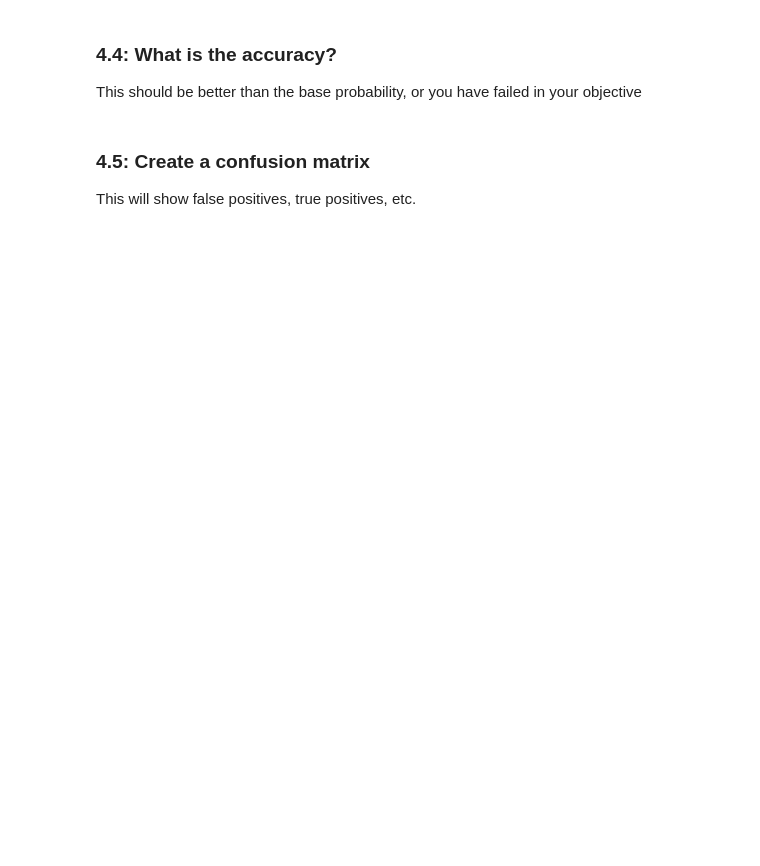
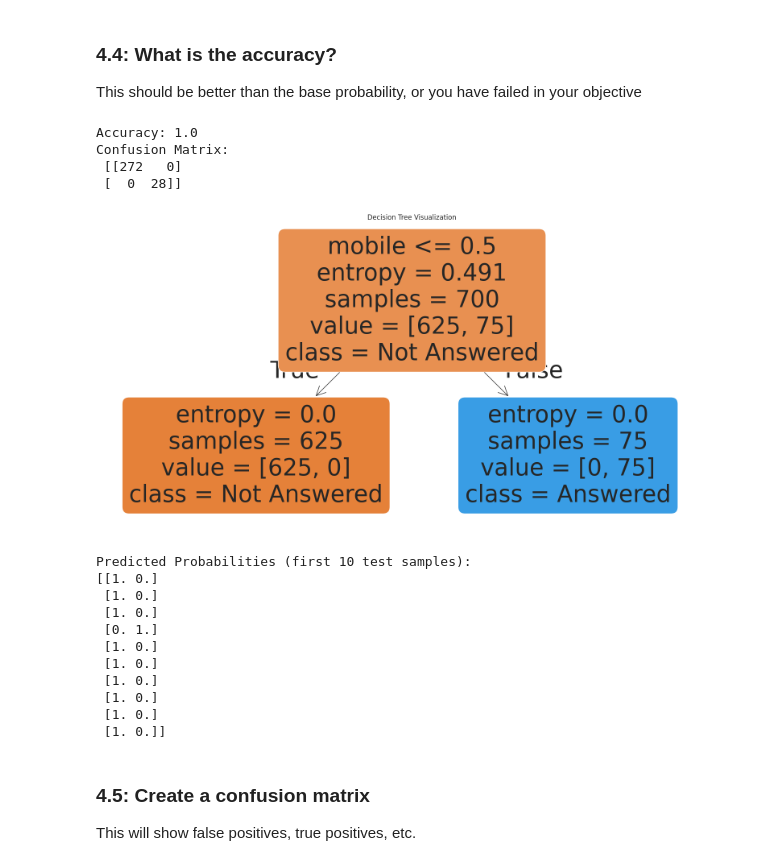
Before and after one commit to kadenpoore/12, a Jupyter notebook: Assignments/Scripts/advise_invest_template.ipynb, the cells around one changed output. Cells and saved outputs as stored; diff of their text form; code cells hidden in the pictures; blank space fills up the shorter version.

```diff
--- a/Assignments/Scripts/advise_invest_template.ipynb
+++ b/Assignments/Scripts/advise_invest_template.ipynb
@@ -510,3 +613,69 @@ This should be better than the base probability, or you have failed in your obje
+# %%
+# Import necessary libraries
+import matplotlib.pyplot as plt
+from sklearn.tree import plot_tree
+from sklearn.metrics import accuracy_score, confusion_matrix
+from sklearn.tree import DecisionTreeClassifier
+from sklearn.model_selection import train_test_split
+
+# Assuming df_encoded has been preprocessed as shown in previous steps
+
+# Create a copy of df_encoded to avoid modifying the original DataFrame
+df_clean = df_encoded.copy()
+
+# Drop 'customer_id' and 'answered' columns from the features set
+X = df_clean.drop(['answered', 'customer_id'], axis=1)  # Drop both 'answered' and 'customer_id'
+y = df_clean['answered']  # Target variable 'answered'
+
+# Handle missing values in numeric columns by filling with the mean
+X.fillna(X.mean(), inplace=True)
+
+# Split the data into training and testing sets (70% for training, 30% for testing)
+X_train, X_test, y_train, y_test = train_test_split(X, y, test_size=0.3, random_state=1)
+
+# Create and train the Decision Tree model with entropy criterion and max_depth=4
+clf = DecisionTreeClassifier(criterion="entropy", max_depth=4)
+clf.fit(X_train, y_train)
+
+# Make predictions
+y_pred = clf.predict(X_test)
+
+# Calculate accuracy
+print("Accuracy:", accuracy_score(y_test, y_pred))
+
+# Create confusion matrix
+cm = confusion_matrix(y_test, y_pred)
+print("Confusion Matrix:\n", cm)
+
+# Visualize the decision tree
+plt.figure(figsize=(20, 10))
+plot_tree(clf, filled=True, feature_names=X.columns, class_names=['Not Answered', 'Answered'], rounded=True)
+plt.title("Decision Tree Visualization")
+plt.show()
+
+# Calculate probabilities for each class (Not Answered or Answered)
+y_prob = clf.predict_proba(X_test)
+
+# Print the probabilities for the first 10 test samples
+print("Predicted Probabilities (first 10 test samples):")
+print(y_prob[:10])  # Displaying the probabilities for the first 10 samples
+# %% [output]
+Accuracy: 1.0
+Confusion Matrix:
+ [[272   0]
+ [  0  28]]
+[figure, added]
+Predicted Probabilities (first 10 test samples):
+[[1. 0.]
+ [1. 0.]
+ [1. 0.]
+ [0. 1.]
+ [1. 0.]
+ [1. 0.]
+ [1. 0.]
+ [1. 0.]
+ [1. 0.]
+ [1. 0.]]
 # %% [markdown]
 ### 4.5: Create a confusion matrix
 
```
Also changed, not shown: parts of 29 cells of this notebook.
